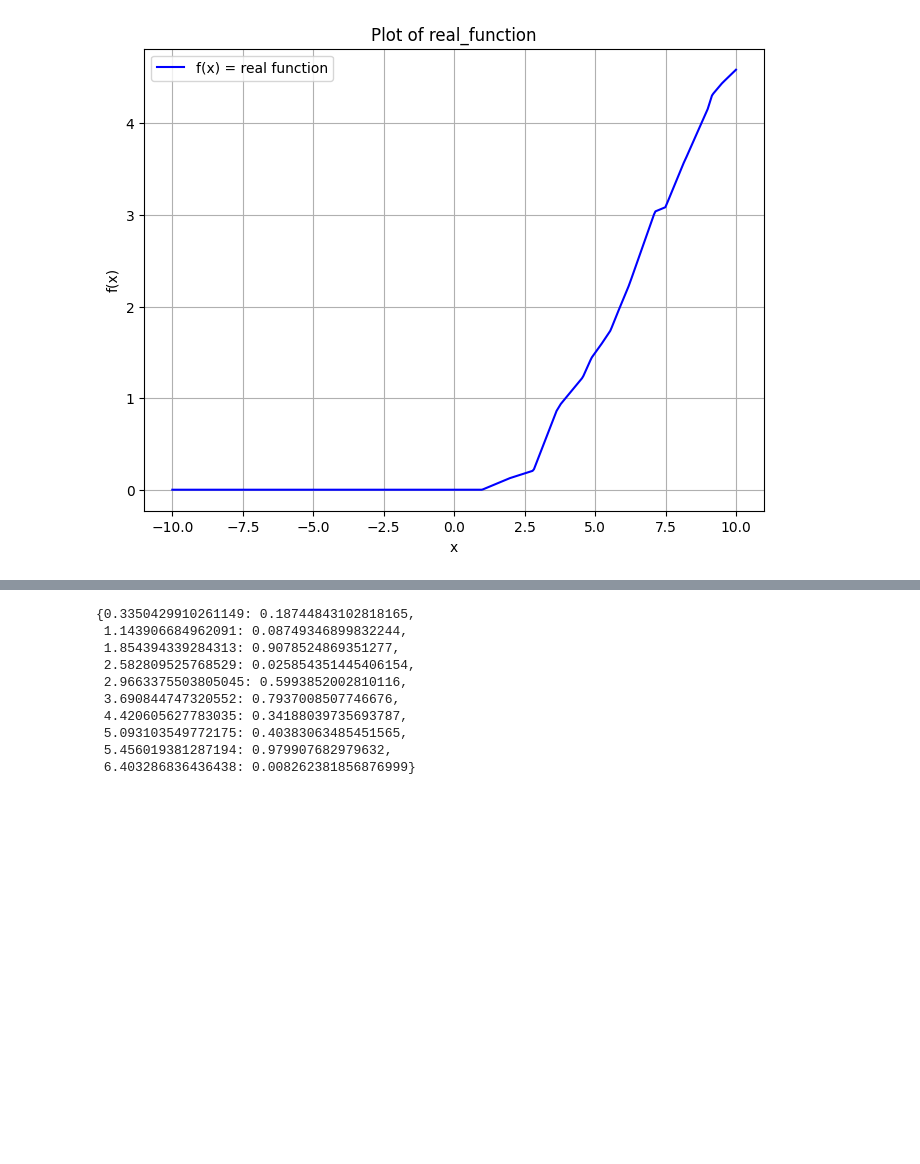
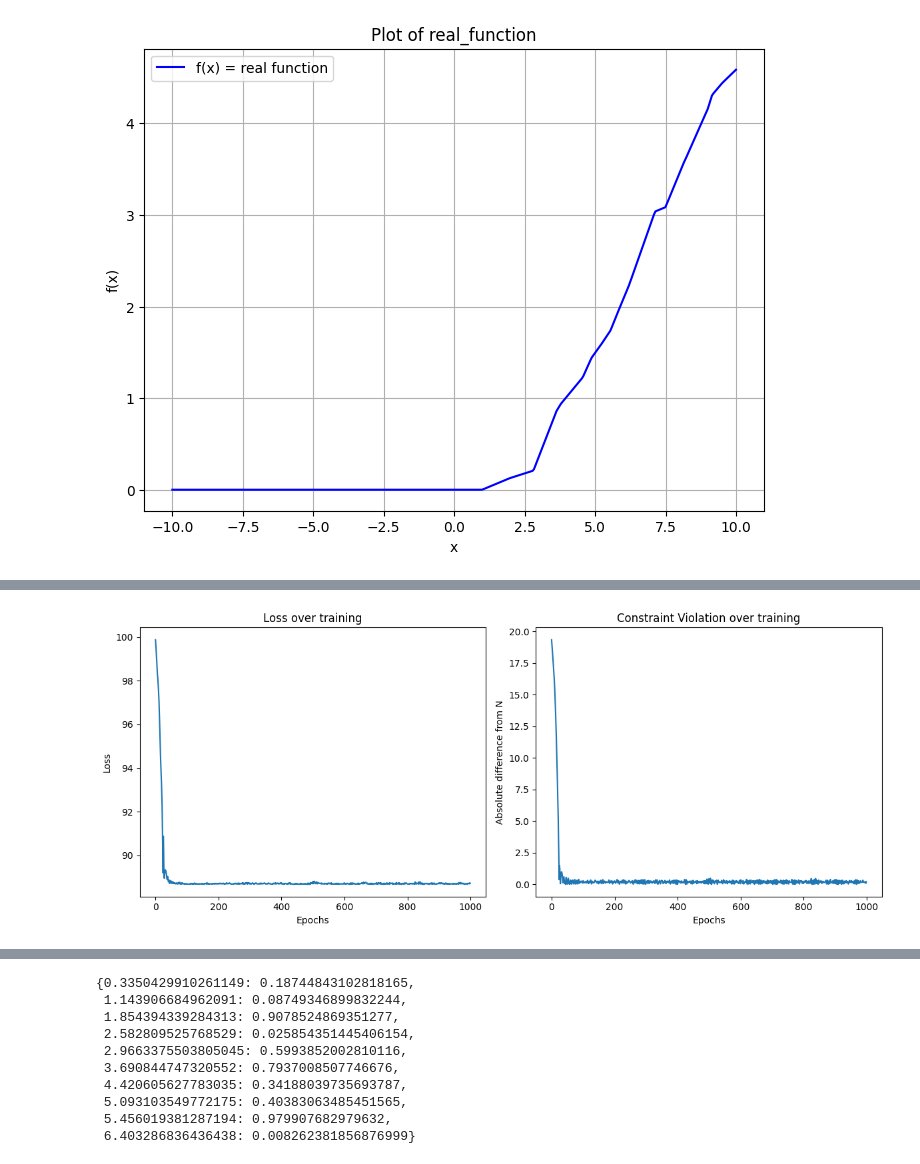
Before and after one commit to HttTavares/phd, a Jupyter notebook: test.ipynb, the cells around one changed output, grey strips where cells are left out. Saved outputs shown, nothing was run; the diff lists cells and outputs as text; code cells hidden in the pictures; blank space fills up the shorter version.

```diff
--- a/test.ipynb
+++ b/test.ipynb
@@ -304,0 +212,79 @@ tensor(0.2583, grad_fn=<AddBackward0>)
+# %%
+
+# Example usage
+functions = generate_several_rcf( 10, 50 )
+N = 20  # For example
+
+net = Net(len(functions))
+optimizer = optim.Adam(net.parameters(), lr=0.005)
+
+# Dummy input (can be your actual data or a tensor of ones for simplicity)
+input_data = torch.ones(1, len(functions))
+
+# Training loop
+# for epoch in range(1000):  # Number of epochs
+#     # print(epoch)
+#     if epoch % 200 == 0:
+#         print(epoch)
+#         optimizer.zero_grad()
+#         print('input_data', input_data)
+#         output = net(input_data)
+#         print('output', output)
+#         loss = custom_loss(output, input_data, functions, N, print_bool=True)
+#         # print(type(loss))
+#         loss.backward()
+#         optimizer.step()
+#     else:
+#         optimizer.zero_grad()
+#         output = net(input_data)
+#         loss = custom_loss(output, input_data, functions, N, print_bool=False)
+#         # print(type(loss))
+#         loss.backward()
+#         optimizer.step()
+
+# Lists to store metrics for visualization
+
+losses = []
+constraint_violations = []
+
+    # Training loop
+num_epochs = 1000
+for epoch in range(num_epochs):
+    optimizer.zero_grad()
+    output = net(input_data)
+    # loss = custom_loss(output, input_data, functions, N)
+    loss = custom_loss(output, input_data, functions, N, print_bool=True)
+    loss.backward()
+    optimizer.step()
+
+    # Log metrics
+    losses.append(loss.item())
+    constraint_violations.append(abs(output.sum().item() - N))
+
+# After training, visualize the metrics
+plt.figure(figsize=(12, 5))
+
+# Plot loss
+plt.subplot(1, 2, 1)
+plt.plot(losses)
+plt.title("Loss over training")
+plt.xlabel("Epochs")
+plt.ylabel("Loss")
+
+# Plot constraint violation
+plt.subplot(1, 2, 2)
+plt.plot(constraint_violations)
+plt.title("Constraint Violation over training")
+plt.xlabel("Epochs")
+plt.ylabel("Absolute difference from N")
+
+plt.tight_layout()
+plt.show()
+
+
+
+# After training, output should be close to the optimal x values
+result = net(input_data)
+print(result)
+print(sum(sum(result)))
+# %% [output]
@@ -304,0 +308 @@ tensor(0.2583, grad_fn=<AddBackward0>)
+[figure, added]
```
Also changed, not shown: parts of 5 cells of this notebook.
